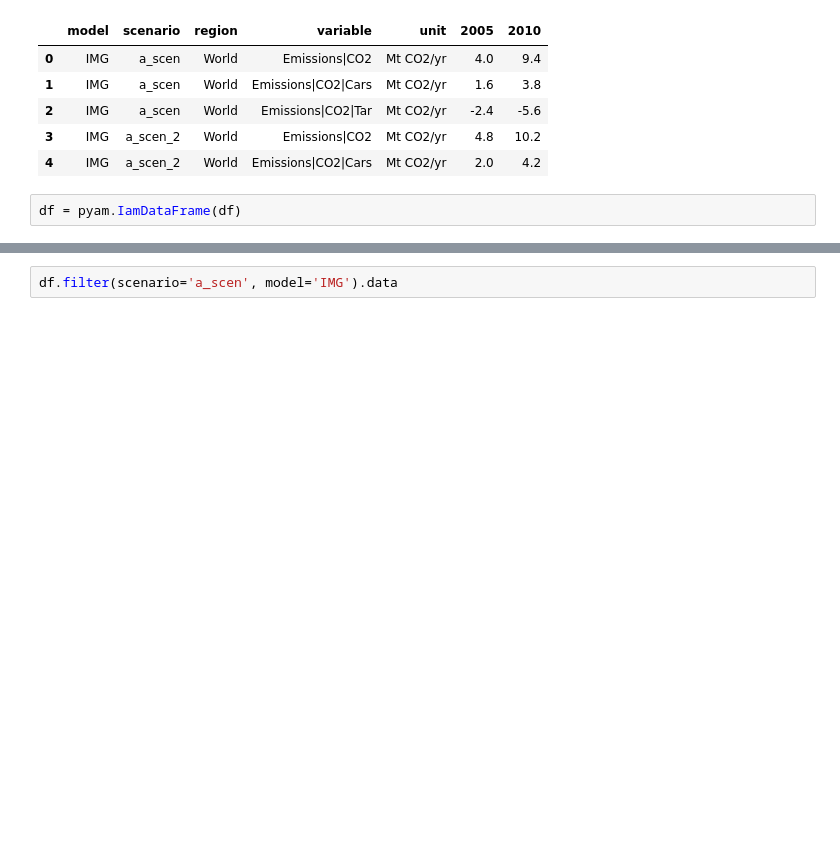
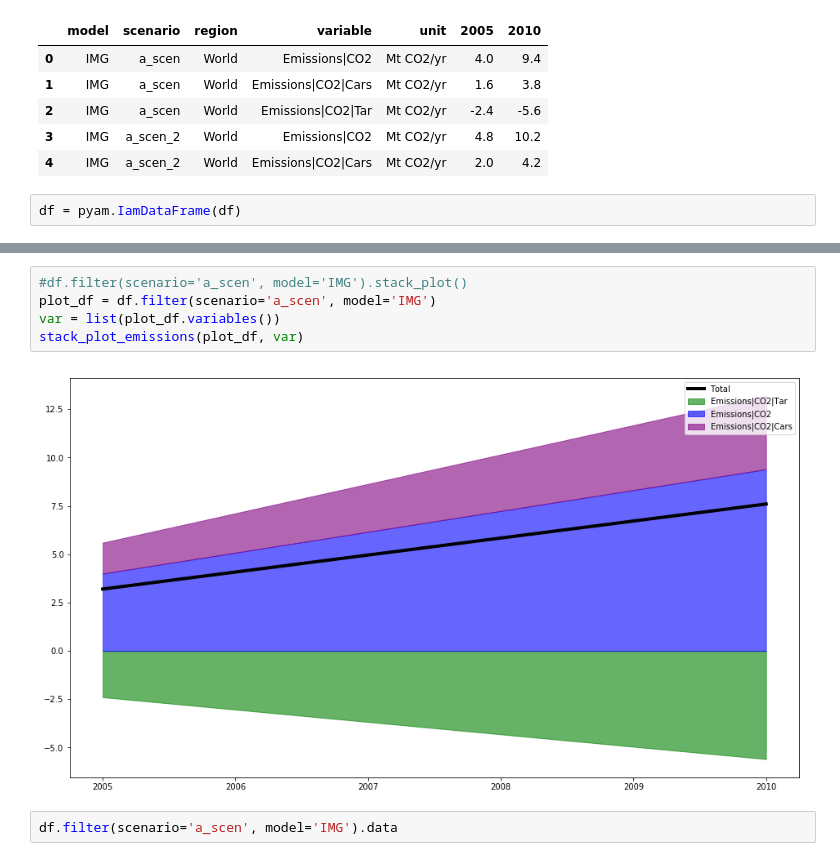
Before and after one commit to IAMconsortium/pyam, a Jupyter notebook: doc/source/tutorials/plot_aggregated_variables.ipynb, the cells around one changed output, grey strips where cells are left out. Cells and saved outputs as stored; diff of their text form; blank space fills up the shorter version.

```diff
--- a/doc/source/tutorials/plot_aggregated_variables.ipynb
+++ b/doc/source/tutorials/plot_aggregated_variables.ipynb
@@ -40,3 +161,10 @@ df.filter(scenario='a_scen', model='IMG').stack_plot()
+# %%
+#df.filter(scenario='a_scen', model='IMG').stack_plot()
+plot_df = df.filter(scenario='a_scen', model='IMG')
+var = list(plot_df.variables())
+stack_plot_emissions(plot_df, var)
+# %% [output]
+[figure, added]
 # %%
 df.filter(scenario='a_scen', model='IMG').data
 # %% [output]
```
Also changed, not shown: parts of 10 cells of this notebook, 1 other file.
